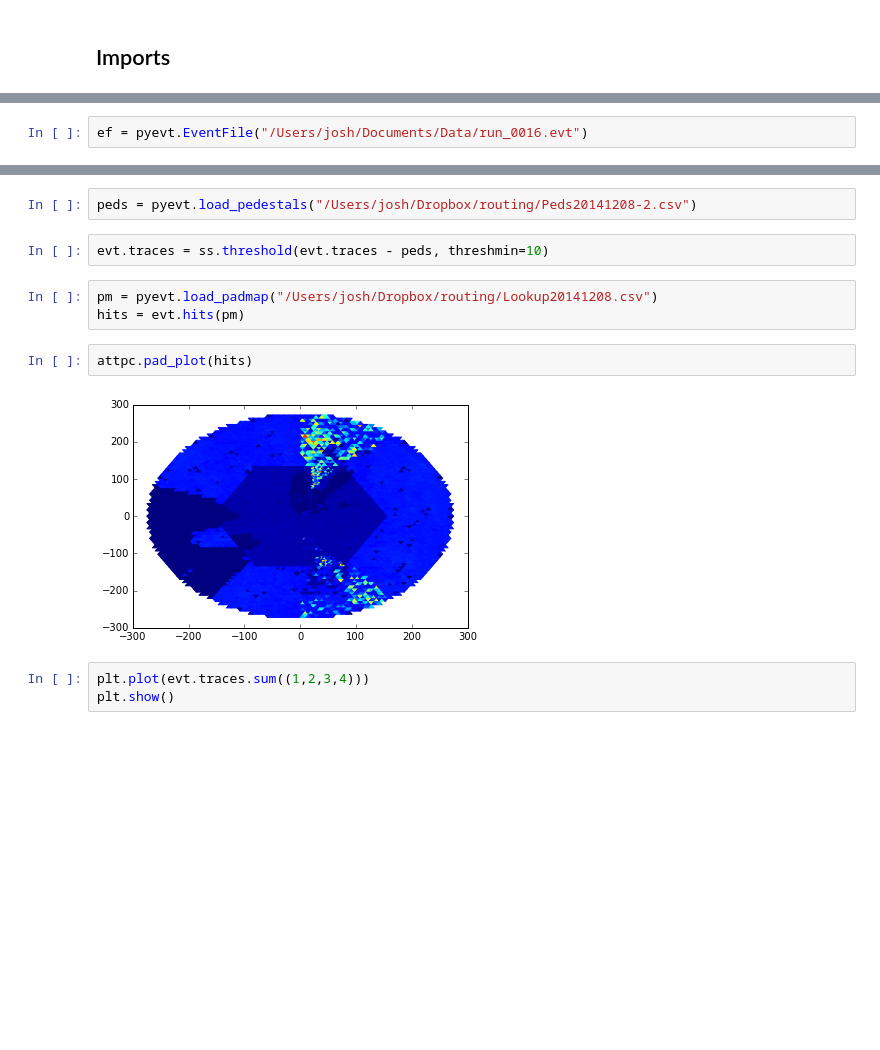
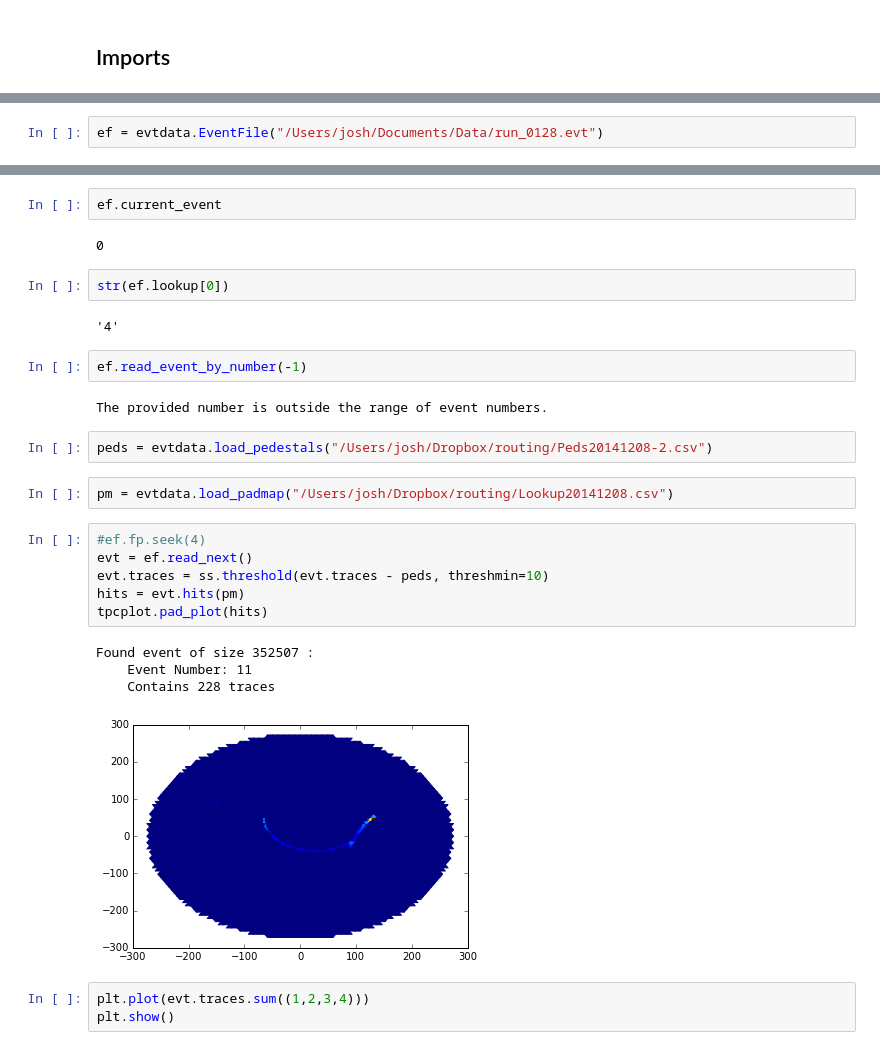
Before and after one commit to chchen123/pytpc, a Jupyter notebook: Testing.ipynb, the cells around one changed output, grey strips where cells are left out. Cells and saved outputs as stored; diff of their text form; blank space fills up the shorter version.

Commit message:
Renamed evt.py to evtdata.py to avoid conflicts with variable names. Wrote code for moving between events in a file and indexing the events in a file.

```diff
--- a/Testing.ipynb
+++ b/Testing.ipynb
@@ -14,3 +18,3 @@ import timeit
 # %%
-ef = pyevt.EventFile("/Users/josh/Documents/Data/run_0016.evt")
+ef = evtdata.EventFile("/Users/josh/Documents/Data/run_0128.evt")
 # %% [output]
@@ -28,14 +22,30 @@ Found event of size 14247955 :
+# %%
+ef.current_event
+# %% [output]
+0
+# %%
+str(ef.lookup[0])
+# %% [output]
+'4'
+# %%
+ef.read_event_by_number(-1)
+# %% [output]
+The provided number is outside the range of event numbers.
 # %%
-peds = pyevt.load_pedestals("/Users/josh/Dropbox/routing/Peds20141208-2.csv")
+peds = evtdata.load_pedestals("/Users/josh/Dropbox/routing/Peds20141208-2.csv")
+# %%
+pm = evtdata.load_padmap("/Users/josh/Dropbox/routing/Lookup20141208.csv")
 # %%
+#ef.fp.seek(4)
+evt = ef.read_next()
 evt.traces = ss.threshold(evt.traces - peds, threshmin=10)
+hits = evt.hits(pm)
+tpcplot.pad_plot(hits)
+# %% [output]
+Found event of size 352507 :
+    Event Number: 11
+    Contains 228 traces
+[figure, added]
-# %%
-pm = pyevt.load_padmap("/Users/josh/Dropbox/routing/Lookup20141208.csv")
-hits = evt.hits(pm)
-# %%
-attpc.pad_plot(hits)
-# %% [output]
-[figure, removed]
 # %%
 plt.plot(evt.traces.sum((1,2,3,4)))
 plt.show()
```
Also changed, not shown: parts of 5 cells of this notebook, 1 other file.
